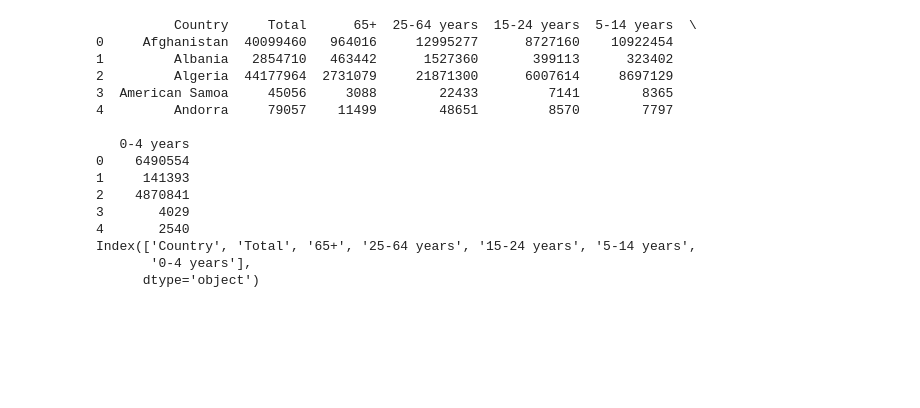
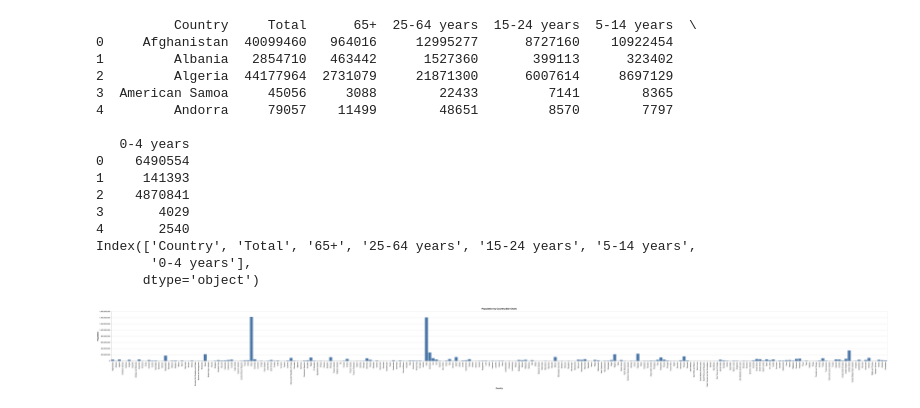
Before and after one commit to Seelan444/Prodigy_Intern_T1, a Jupyter notebook: Task 1.ipynp.ipynb, the cells around one changed output. Saved outputs shown, nothing was run; the diff lists cells and outputs as text; code cells hidden in the pictures; blank space fills up the shorter version.

```diff
--- a/Task 1.ipynp.ipynb
+++ b/Task 1.ipynp.ipynb
@@ -23,19 +23,22 @@ Index(['Country', 'Total', '65+', '25-64 years', '15-24 years', '5-14 years',
 # %%
 import altair as alt
 # Ensure 'Country' column is of type string
 df['Country'] = df['Country'].astype(str)
 
 # Create the Altair plot (Bar Chart)
 chart = alt.Chart(df).mark_bar().encode(
     x=alt.X('Country:N', title='Country'),  # Nominal data type for Country
     y=alt.Y('Total:Q', title='Population'),  # Quantitative data type for Total
     tooltip=['Country', 'Total']  # Add tooltips for interactivity
 ).properties(
     title='Population by Country (Bar Chart)'
 )
 
 # Save chart as PNG
-chart
+chart.save('altair_chart.png')
 
-# Save chart as PNG
-chart.save('chart.json')
+# Display the image in the notebook
+from IPython.display import Image
+Image(filename='altair_chart.png')
+# %% [output]
+[figure, added]
```
